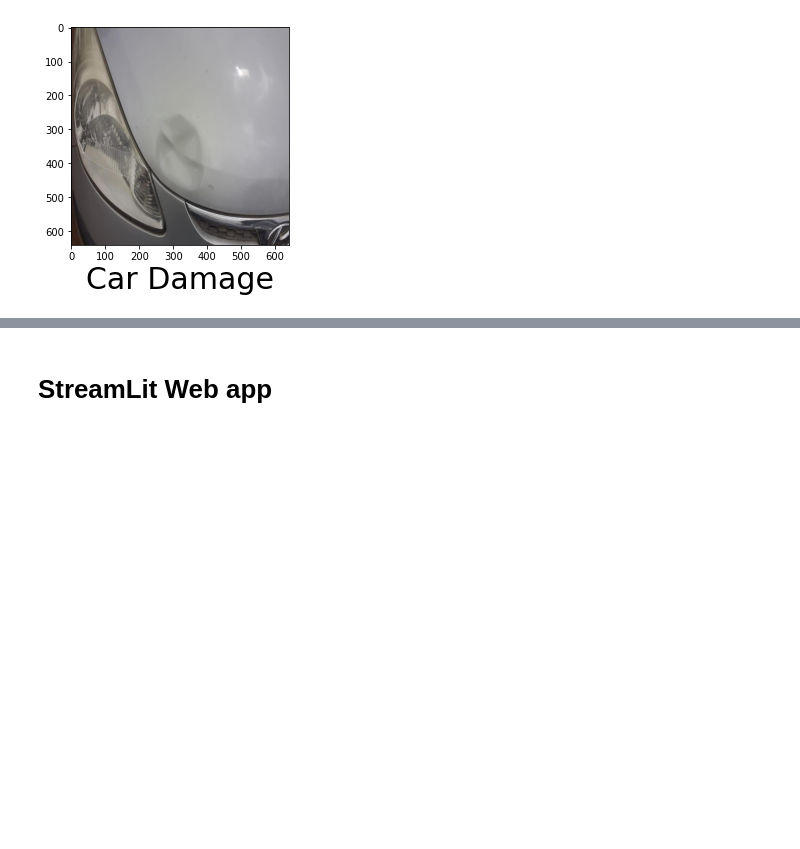
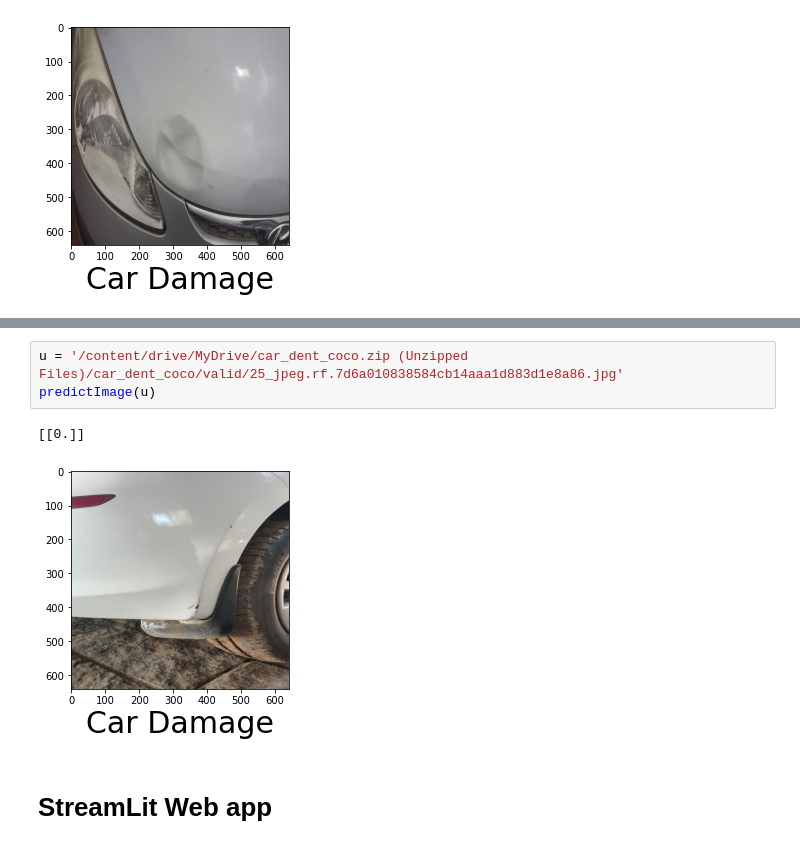
Before and after one commit to samyumobi/Car-scratch-object-detection-model, a Jupyter notebook: car_damage_detection_colab.ipynb, the cells around one changed output, grey strips where cells are left out. Saved outputs shown, nothing was run; the diff lists cells and outputs as text; blank space fills up the shorter version.

```diff
--- a/car_damage_detection_colab.ipynb
+++ b/car_damage_detection_colab.ipynb
@@ -245,3 +260,9 @@ predictImage(u)
+# %%
+u = '/content/drive/MyDrive/car_dent_coco.zip (Unzipped Files)/car_dent_coco/valid/25_jpeg.rf.7d6a010838584cb14aaa1d883d1e8a86.jpg'
+predictImage(u)
+# %% [output]
+[[0.]]
+[figure, added]
 # %% [markdown]
 # StreamLit Web app
 # %%
```
Also changed, not shown: parts of 17 cells of this notebook.
